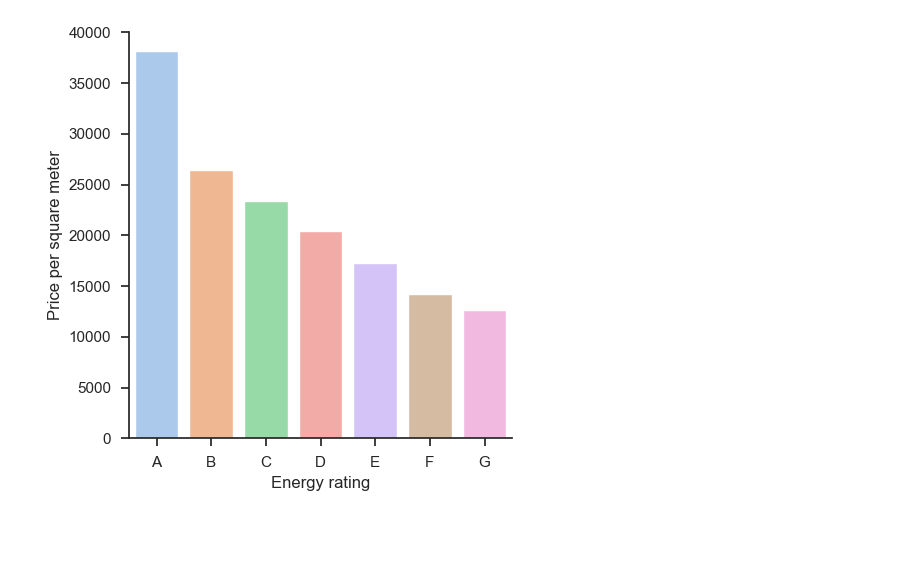
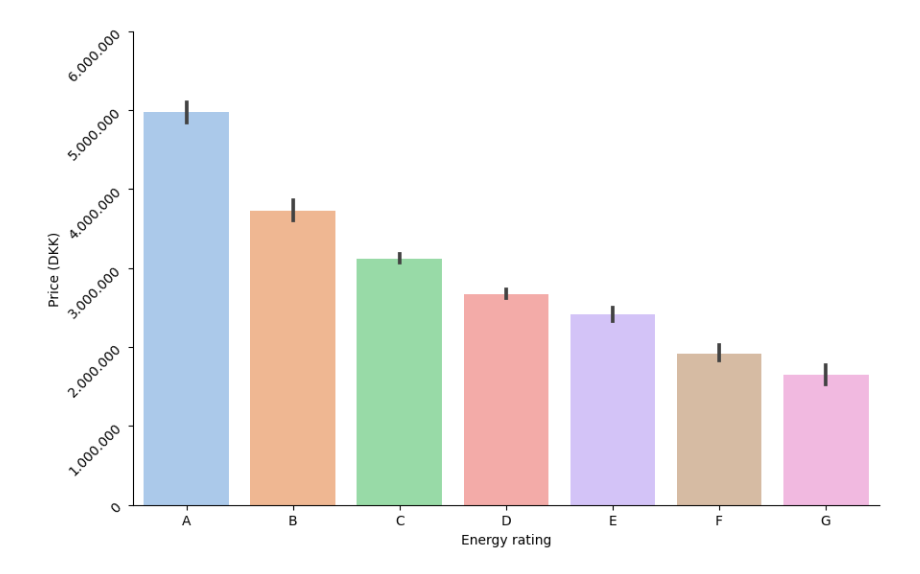
Before and after one commit to martinskafte321/Introduction-Social-Data-Science, a Jupyter notebook: Exam_project/descriptive_analysis.ipynb, the cells around one changed output. Saved outputs shown, nothing was run; the diff lists cells and outputs as text; code cells hidden in the pictures; blank space fills up the shorter version.

```diff
--- a/Exam_project/descriptive_analysis.ipynb
+++ b/Exam_project/descriptive_analysis.ipynb
@@ -7,3 +7,18 @@ import matplotlib.pyplot as plt
 
 df = pd.read_csv('Final_Cleaned.csv', encoding='utf-8', sep=';')
 df['property_type']= df['property_type'].replace("Ejerlejlighed", "Apartment")
+
+
+def format_thousands(x, pos):
+    return '{:,.0f}'.format(x).replace(',', '.')
+
+
+Q1 = df['price'].quantile(0.025)
+Q3 = df['price'].quantile(0.975)
+IQR = Q3 - Q1
+lower_bound = Q1 - 1.5 * IQR
+upper_bound = Q3 + 1.5 * IQR
+
+# Filter out outlier values
+df = df[(df['price'] <= upper_bound)]
+df
@@ -92,21 +186,31 @@ ax = sns.regplot(data=df, x="ejerudg", y="price")
 # %%
 
 
 # Define the desired order of categories
 desired_order = ['A', 'B', 'C','D','E','F','G']
 
 # Set the categorical column with desired order
 df['energy'] = pd.Categorical(df['energy'], categories=desired_order, ordered=True)
 
-# Create the sorted bar plot
-ax = sns.catplot(data=df, x="energy", y="sqm_price", kind="bar",errorbar=('ci',0))
+
+
+# Create the bar plot with error bars
+ax = sns.catplot(data=df, x="energy", y="price", kind="bar")
+
+# Apply the custom formatter to the y-axis
+ax.set_yticklabels(['{:,.0f}'.format(x) for x in ax.ax.yaxis.get_majorticklocs()])
+ax.ax.yaxis.set_major_formatter(mticker.FuncFormatter(format_thousands))
+plt.yticks(rotation = 45)
 
 # Set custom axis labels
-ax.set_axis_labels("Energy rating", "Price per square meter")
+ax.set_axis_labels("Energy rating", "Price (DKK)")
+figure = plt.gcf()
 
-plt.savefig('price_to_energy.png')
+figure.set_size_inches(9, 6)
+# when saving, specify the DPI
+plt.savefig('price_to_energy.png',dpi=100)
 # %% [output]
-[figure, old version]
+[figure, new version]
 # %%
 import matplotlib.ticker as mticker
 # Custom function to transform values
```
Also changed, not shown: parts of 11 cells of this notebook, 9 other files.
